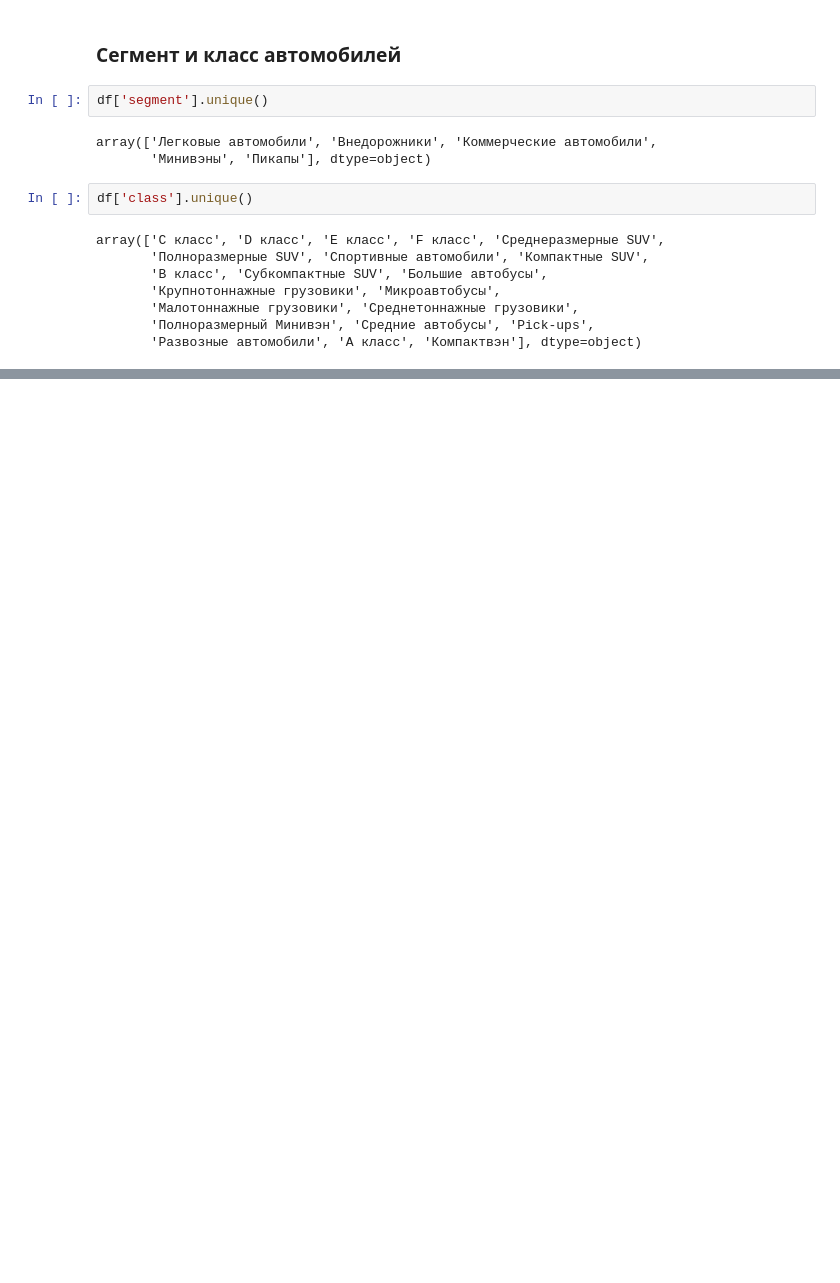
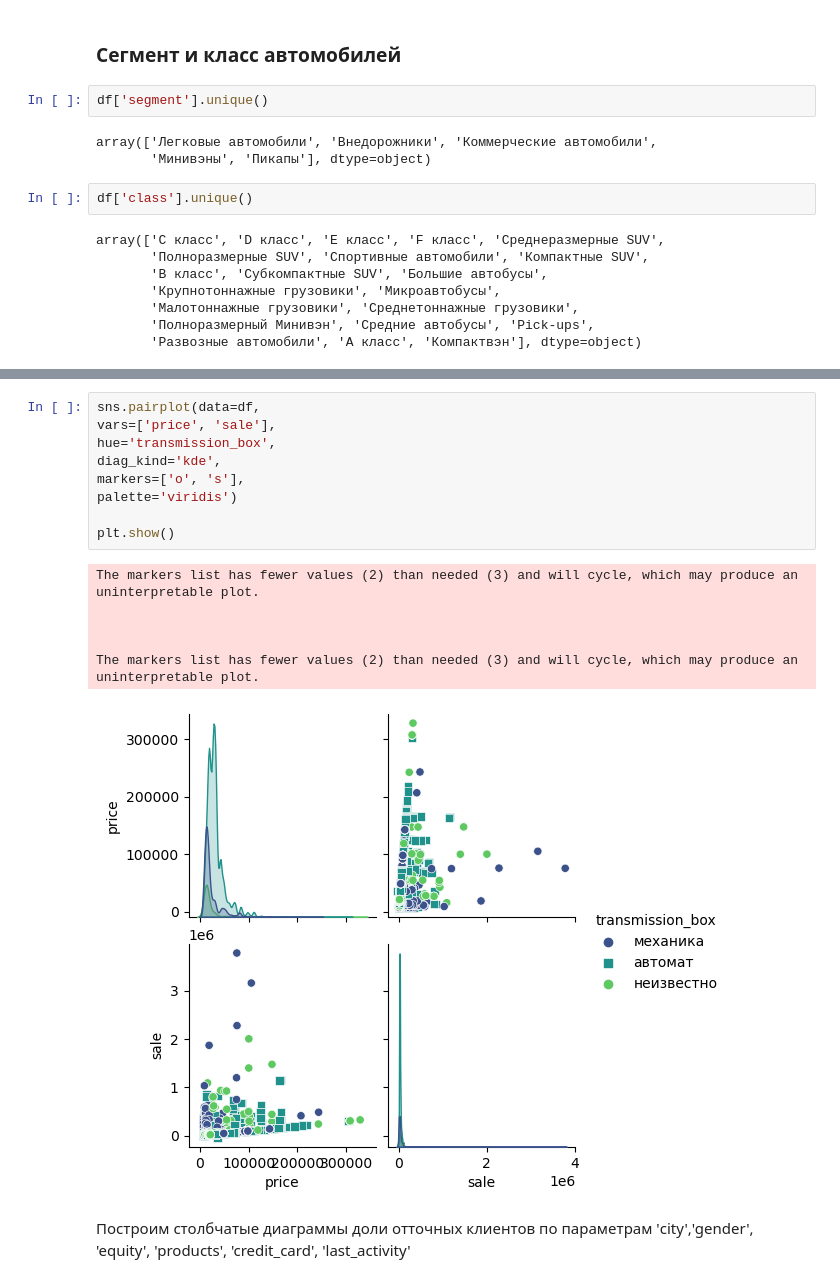
Before and after one commit to analyst-plv/car-sales, a Jupyter notebook: Авторынок.ipynb, the cells around one changed output, grey strips where cells are left out. Cells and saved outputs as stored; diff of their text form; blank space fills up the shorter version.

```diff
--- a/Авторынок.ipynb
+++ b/Авторынок.ipynb
@@ -1135,0 +1261,18 @@ F класс                            38         0.10
+# %%
+sns.pairplot(data=df,
+vars=['price', 'sale'],
+hue='transmission_box',
+diag_kind='kde',
+markers=['o', 's'],
+palette='viridis')
+
+plt.show()
+# %% [output]
+The markers list has fewer values (2) than needed (3) and will cycle, which may produce an uninterpretable plot.
+
+
+
+The markers list has fewer values (2) than needed (3) and will cycle, which may produce an uninterpretable plot.
+[figure, added]
+# %% [markdown]
+Построим столбчатые диаграммы доли отточных клиентов по параметрам 'city','gender', 'equity', 'products', 'credit_card', 'last_activity'
```
Also changed, not shown: parts of 42 cells of this notebook.
